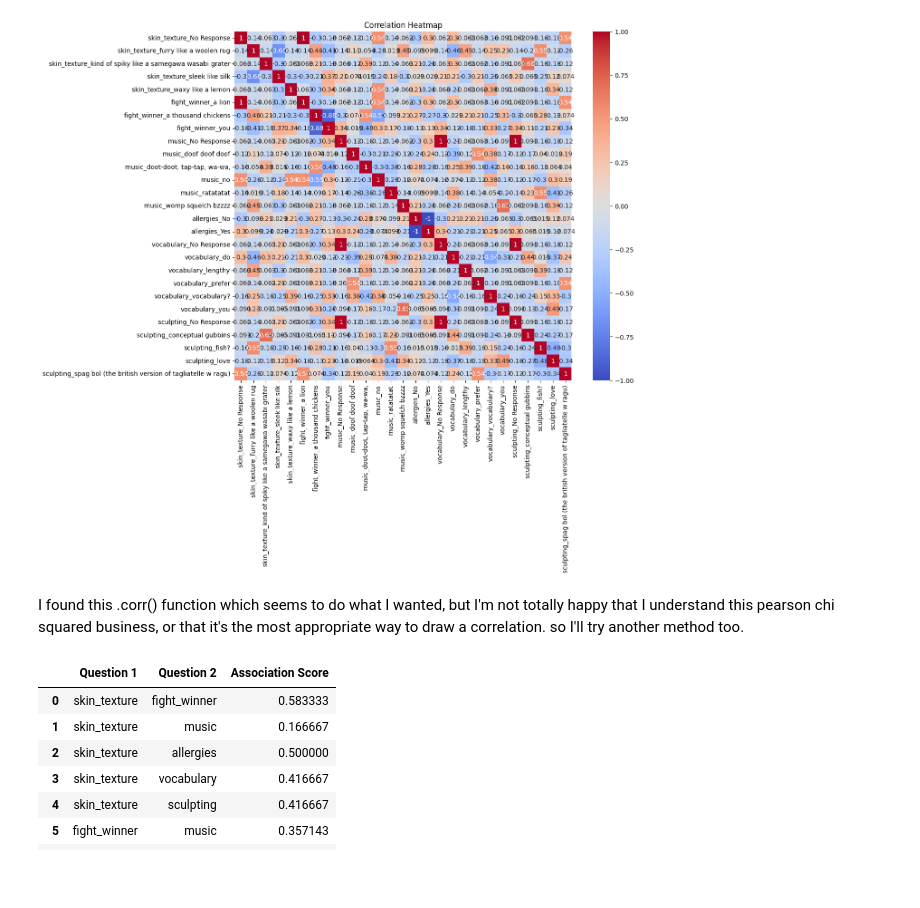
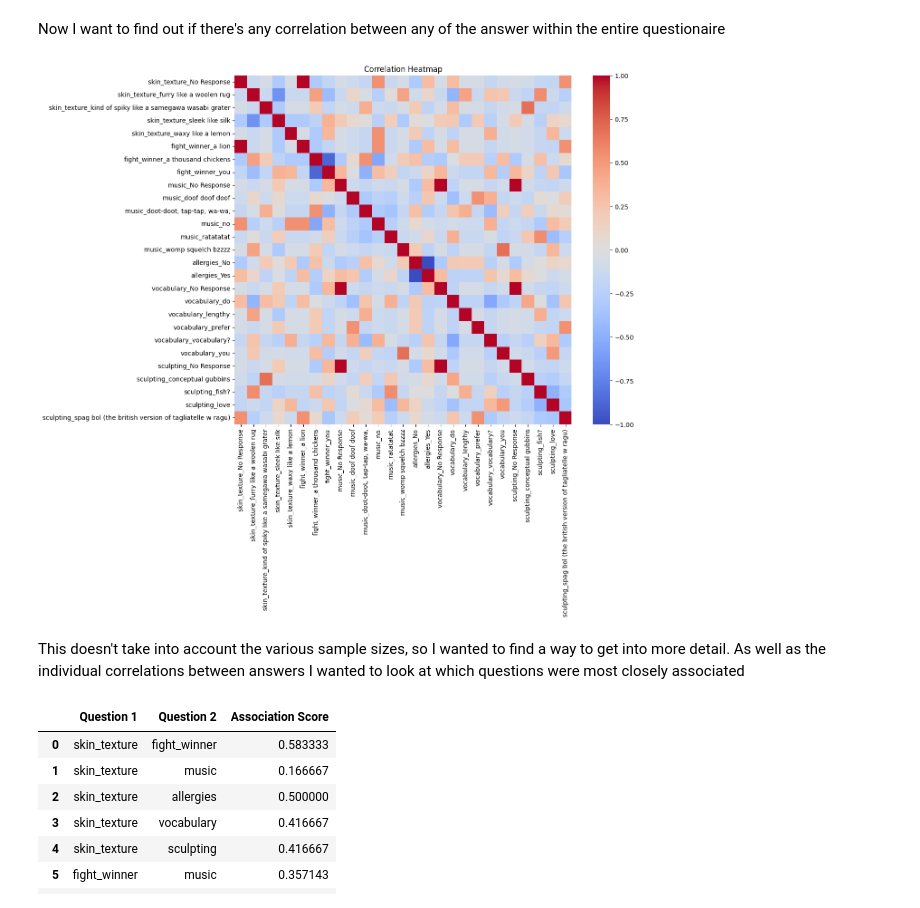
Before and after one commit to ferguslaidlaw/data-among-us, a Jupyter notebook: science.ipynb, the cells around one changed output. Drawn from its saved outputs; the diff is of its cells as text; code cells hidden in the pictures; blank space fills up the shorter version.

```diff
--- a/science.ipynb
+++ b/science.ipynb
@@ -12,3 +125,5 @@ df = pd.read_csv(path)
+# %% [markdown]
+Now I want to find out if there's any correlation between any of the answer within the entire questionaire
 # %%
 # Remove the Timestamp column and handle missing values
 df = df.drop('Timestamp', axis=1)
@@ -22,14 +137,13 @@ corr_matrix = df_encoded.corr() # uses the pearson chi squared measure for corre
 # %%
 # Visualize the correlation matrix
 plt.figure(figsize=(12, 10))
-sns.heatmap(corr_matrix, annot=True, cmap='coolwarm')
+sns.heatmap(corr_matrix, annot=False, cmap='coolwarm')
 plt.title("Correlation Heatmap")
 plt.show()
 # %% [output]
-[figure, old version]
+[figure, new version]
 # %% [markdown]
-I found this .corr() function which seems to do what I wanted, but I'm not totally happy that I understand this pearson chi squared business,
-or that it's the most appropriate way to draw a correlation. so I'll try another method too.
+This doesn't take into account the various sample sizes, so I wanted to find a way to get into more detail. As well as the individual correlations between answers I wanted to look at which questions were most closely associated
 # %%
 # Get the list of questions
 questions = df.columns
```
Also changed, not shown: parts of 14 cells of this notebook.
